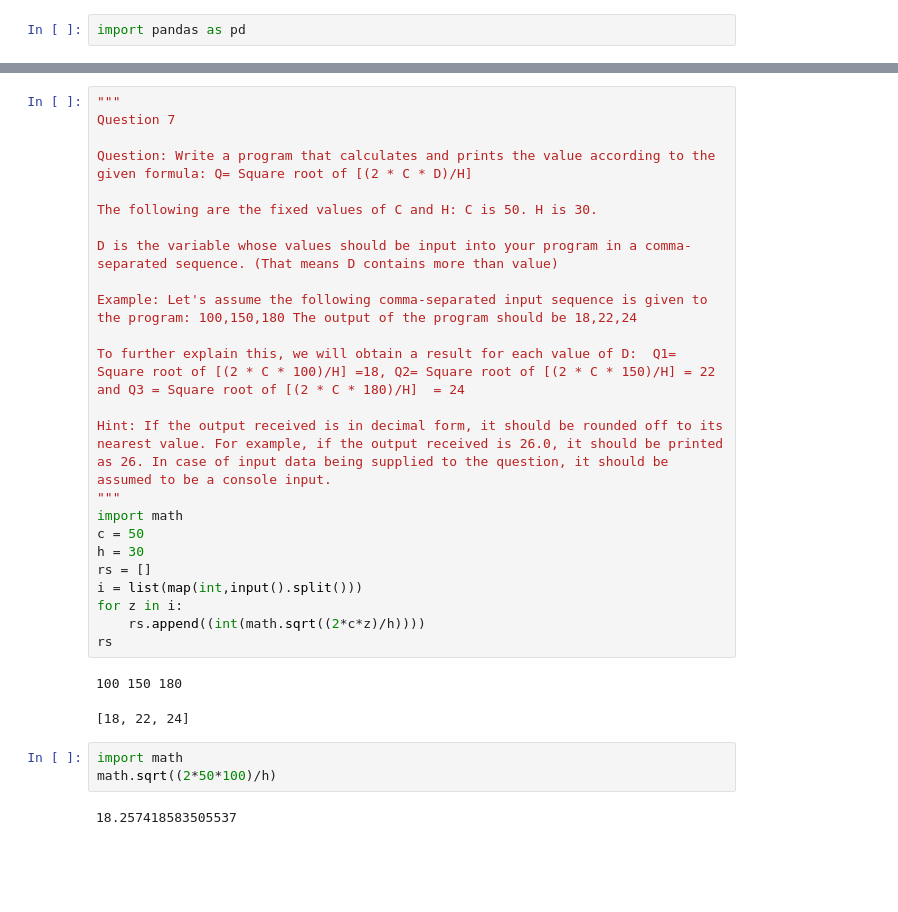
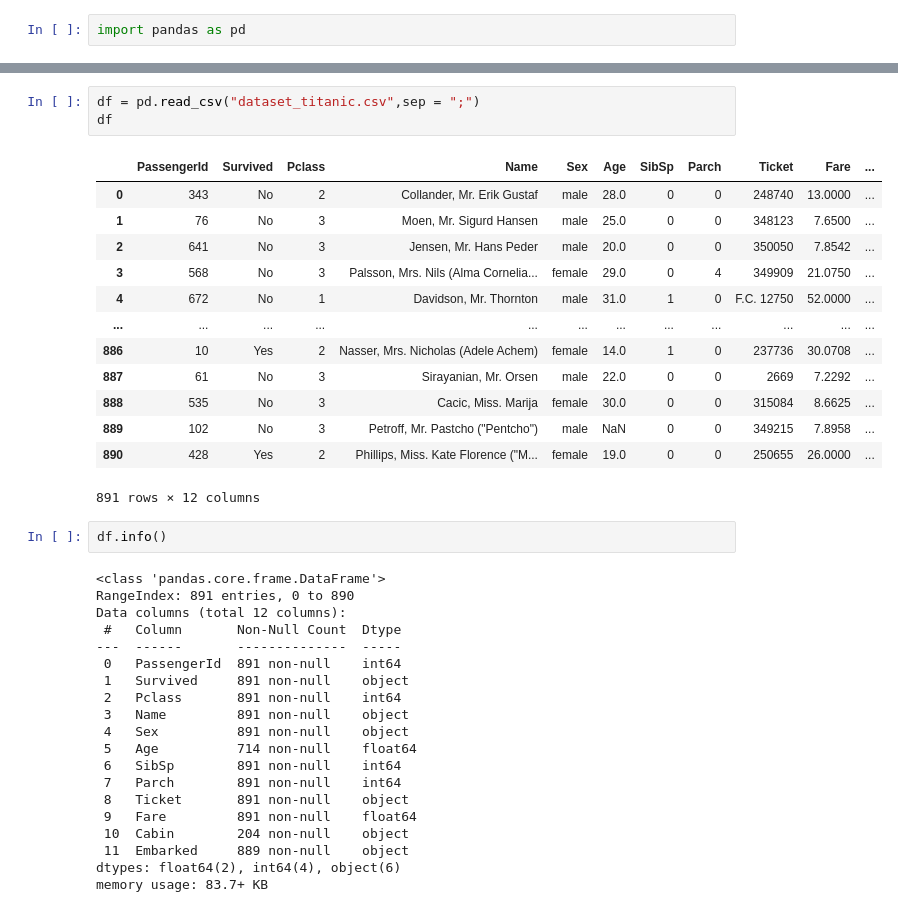
Before and after one commit to sabersouhaimi/jupyter-gomycode-checkpoint, a Jupyter notebook: Untitled.ipynb, the cells around one changed output, grey strips where cells are left out. Saved outputs shown, nothing was run; the diff lists cells and outputs as text; blank space fills up the shorter version.

```diff
--- a/Untitled.ipynb
+++ b/Untitled.ipynb
@@ -127,32 +3,39 @@ array(1.)
-# %%
-"""
-Question 7
-
-Question: Write a program that calculates and prints the value according to the given formula: Q= Square root of [(2 * C * D)/H]
-
-The following are the fixed values of C and H: C is 50. H is 30.
-
-D is the variable whose values should be input into your program in a comma-separated sequence. (That means D contains more than value)
-
-Example: Let's assume the following comma-separated input sequence is given to the program: 100,150,180 The output of the program should be 18,22,24
-
-To further explain this, we will obtain a result for each value of D:  Q1= Square root of [(2 * C * 100)/H] =18, Q2= Square root of [(2 * C * 150)/H] = 22 and Q3 = Square root of [(2 * C * 180)/H]  = 24
-
-Hint: If the output received is in decimal form, it should be rounded off to its nearest value. For example, if the output received is 26.0, it should be printed as 26. In case of input data being supplied to the question, it should be assumed to be a console input.
-"""
-import math
-c = 50
-h = 30
-rs = []
-i = list(map(int,input().split()))
-for z in i:
-    rs.append((int(math.sqrt((2*c*z)/h))))
-rs
-# %% [output]
-100 150 180
-[18, 22, 24]
-# %%
-import math
-math.sqrt((2*50*100)/h)
-# %% [output]
-18.257418583505537
+# %%
+df = pd.read_csv("dataset_titanic.csv",sep = ";")
+df
+# %% [output]
+|  | PassengerId | Survived | Pclass | Name | Sex | Age | SibSp | Parch | Ticket | Fare | ... |
+| 0 | 343 | No | 2 | Collander, Mr. Erik Gustaf | male | 28.0 | 0 | 0 | 248740 | 13.0000 | ... |
+| 1 | 76 | No | 3 | Moen, Mr. Sigurd Hansen | male | 25.0 | 0 | 0 | 348123 | 7.6500 | ... |
+| 2 | 641 | No | 3 | Jensen, Mr. Hans Peder | male | 20.0 | 0 | 0 | 350050 | 7.8542 | ... |
+| 3 | 568 | No | 3 | Palsson, Mrs. Nils (Alma Cornelia... | female | 29.0 | 0 | 4 | 349909 | 21.0750 | ... |
+| 4 | 672 | No | 1 | Davidson, Mr. Thornton | male | 31.0 | 1 | 0 | F.C. 12750 | 52.0000 | ... |
+| ... | ... | ... | ... | ... | ... | ... | ... | ... | ... | ... | ... |
+| 886 | 10 | Yes | 2 | Nasser, Mrs. Nicholas (Adele Achem) | female | 14.0 | 1 | 0 | 237736 | 30.0708 | ... |
+| 887 | 61 | No | 3 | Sirayanian, Mr. Orsen | male | 22.0 | 0 | 0 | 2669 | 7.2292 | ... |
+| 888 | 535 | No | 3 | Cacic, Miss. Marija | female | 30.0 | 0 | 0 | 315084 | 8.6625 | ... |
+| 889 | 102 | No | 3 | Petroff, Mr. Pastcho ("Pentcho") | male | NaN | 0 | 0 | 349215 | 7.8958 | ... |
+| 890 | 428 | Yes | 2 | Phillips, Miss. Kate Florence ("M... | female | 19.0 | 0 | 0 | 250655 | 26.0000 | ... |
+891 rows × 12 columns
+# %%
+df.info()
+# %% [output]
+<class 'pandas.core.frame.DataFrame'>
+RangeIndex: 891 entries, 0 to 890
+Data columns (total 12 columns):
+ #   Column       Non-Null Count  Dtype
+---  ------       --------------  -----
+ 0   PassengerId  891 non-null    int64
+ 1   Survived     891 non-null    object
+ 2   Pclass       891 non-null    int64
+ 3   Name         891 non-null    object
+ 4   Sex          891 non-null    object
+ 5   Age          714 non-null    float64
+ 6   SibSp        891 non-null    int64
+ 7   Parch        891 non-null    int64
+ 8   Ticket       891 non-null    object
+ 9   Fare         891 non-null    float64
+ 10  Cabin        204 non-null    object
+ 11  Embarked     889 non-null    object
+dtypes: float64(2), int64(4), object(6)
+memory usage: 83.7+ KB
```
Also changed, not shown: parts of 20 cells of this notebook.
